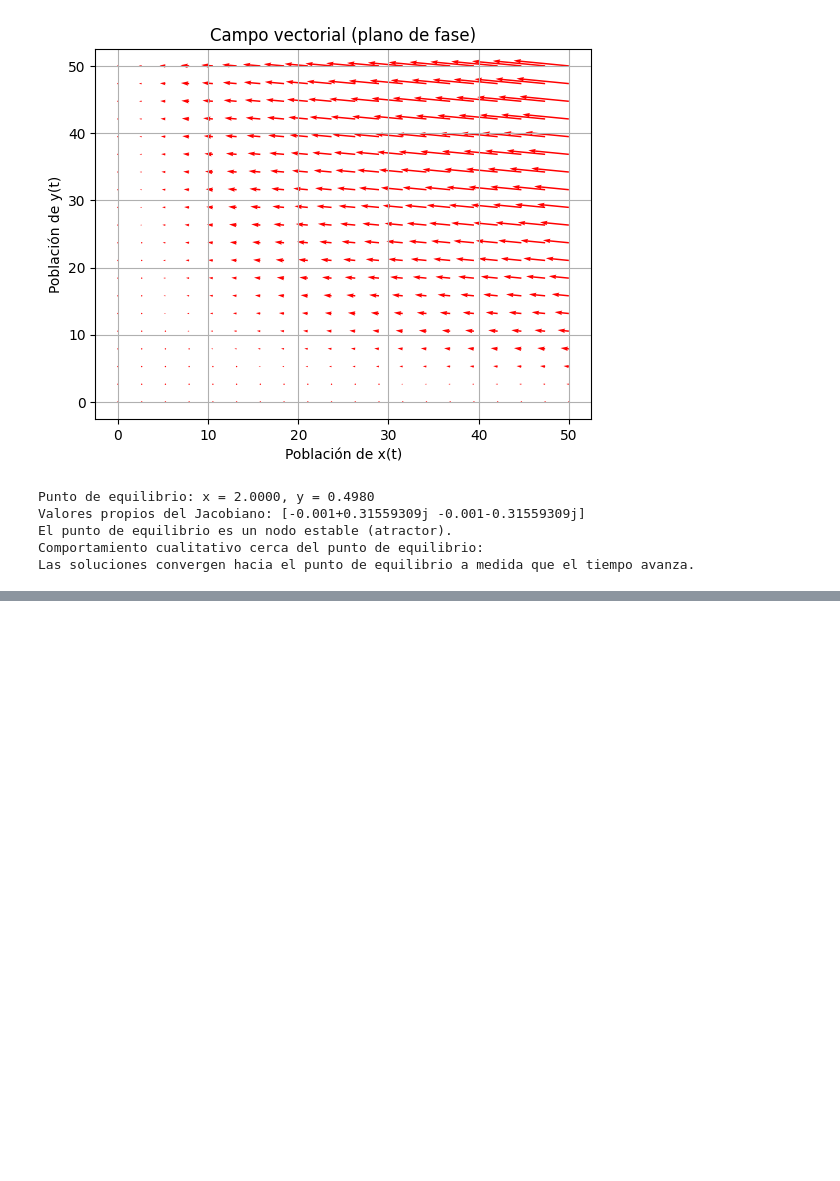
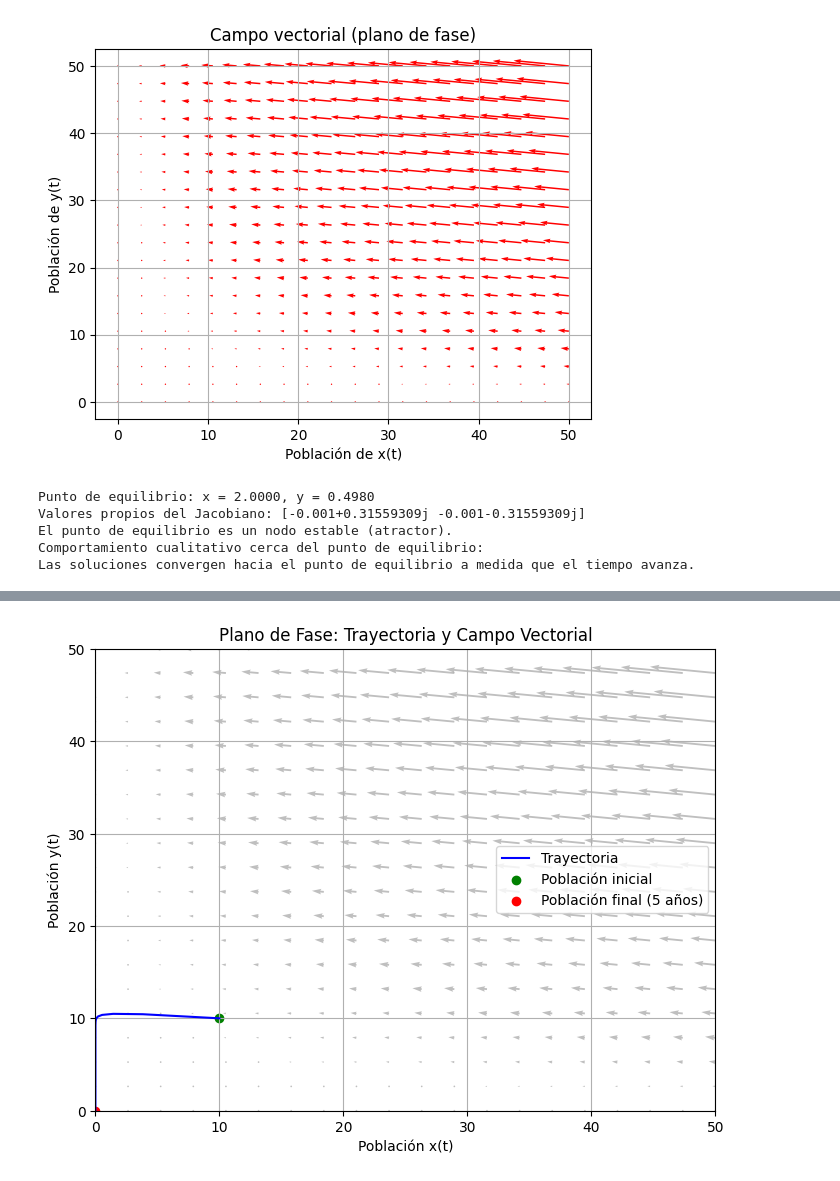
Before and after one commit to JaniMariQuesiRami/MODSIM-L3, a Jupyter notebook: ejercicio_3.ipynb, the cells around one changed output, grey strips where cells are left out. Drawn from its saved outputs; the diff is of its cells as text; code cells hidden in the pictures; blank space fills up the shorter version.

```diff
--- a/ejercicio_3.ipynb
+++ b/ejercicio_3.ipynb
@@ -125,0 +172,50 @@ Las soluciones convergen hacia el punto de equilibrio a medida que el tiempo ava
+# %%
+'''
+d) Grafique la trayectoria obtenidas en su plano de fase xy (encima del campo vectorial). Ilustre en la grafica el valor de la poblacion inicial y final (a los 5 años) en cada caso.
+'''
+
+# Definir el sistema de EDOs
+def sistema_poblaciones(t, y):
+    x, y = y
+    dxdt = 0.5 * x - 0.001 * x**2 - x * y
+    dydt = -0.2 * y + 0.1 * x * y
+    return np.array([dxdt, dydt])
+
+# Crear el campo vectorial en el plano xy
+X, Y = np.meshgrid(np.linspace(0, 50, 20), np.linspace(0, 50, 20))
+U = 0.5 * X - 0.001 * X**2 - X * Y
+V = -0.2 * Y + 0.1 * X * Y
+
+# Graficar el campo vectorial
+plt.figure(figsize=(8, 6))
+plt.quiver(X, Y, U, V, color='gray', alpha=0.5)
+
+# Condiciones iniciales
+y0 = [10, 10]  # x(0) = 10, y(0) = 10
+t0 = 0  # tiempo inicial en meses
+t_end = 60  # tiempo final en meses (5 años)
+h = 0.1  # paso de tiempo
+
+# Resolver el sistema de EDOs usando el método de Runge-Kutta de cuarto orden
+t, y = rk4_system(sistema_poblaciones, y0, t0, t_end, h)
+
+# Graficar la trayectoria en el plano de fase
+plt.plot(y[:, 0], y[:, 1], 'b-', label='Trayectoria')
+
+# Marcar la población inicial y final
+plt.scatter([y[0, 0]], [y[0, 1]], color='green', label='Población inicial')
+plt.scatter([y[-1, 0]], [y[-1, 1]], color='red', label='Población final (5 años)')
+
+# Configurar la gráfica
+plt.xlabel('Población x(t)')
+plt.ylabel('Población y(t)')
+plt.title('Plano de Fase: Trayectoria y Campo Vectorial')
+plt.legend()
+plt.grid(True)
+plt.xlim([0, 50])
+plt.ylim([0, 50])
+
+# Mostrar la gráfica
+plt.show()
+# %% [output]
+[figure, added]
```
Also changed, not shown: parts of 2 cells of this notebook.
